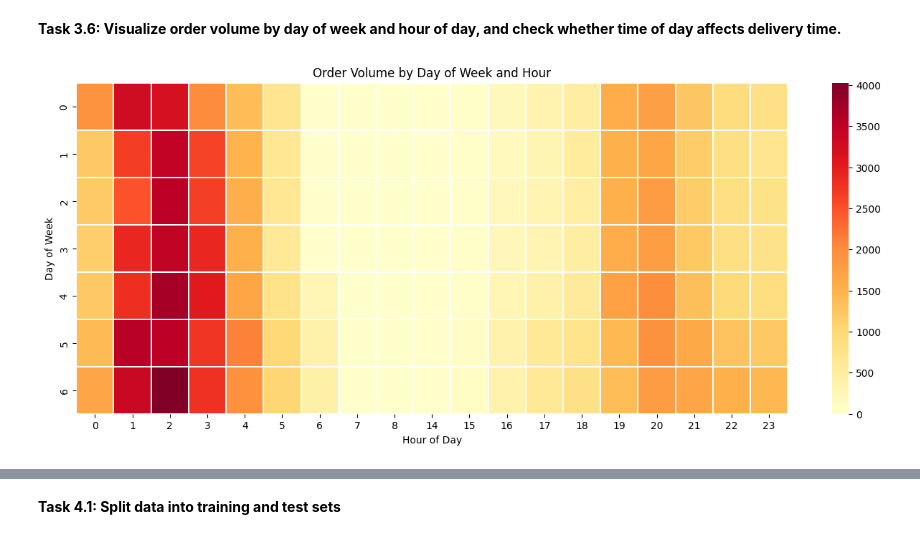
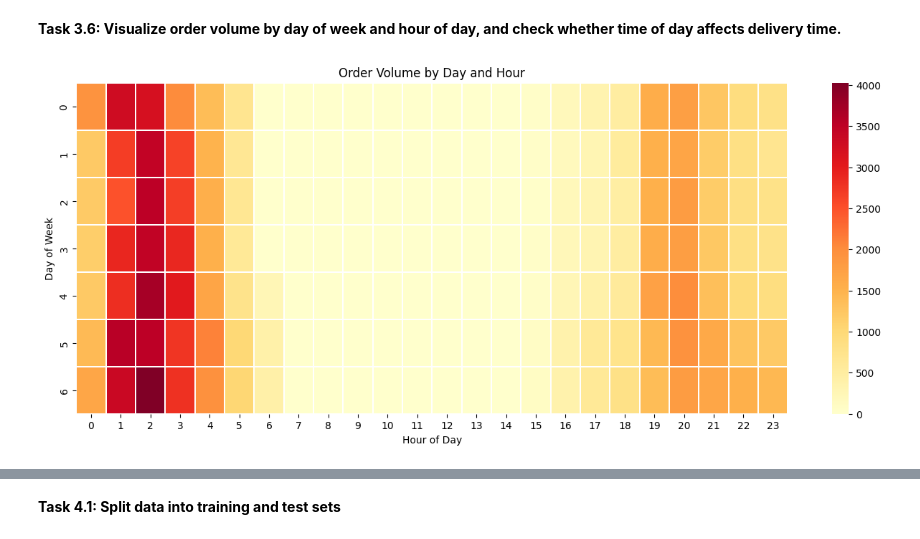
Before and after one commit to Manimech121/Porter-Delivery-Time-Prediction, a Jupyter notebook: NN_Porter_Business_case_Regression_Scaler.ipynb, the cells around one changed output, grey strips where cells are left out. Cells and saved outputs as stored; diff of their text form; code cells hidden in the pictures.

```diff
--- a/NN_Porter_Business_case_Regression_Scaler.ipynb
+++ b/NN_Porter_Business_case_Regression_Scaler.ipynb
@@ -93,5 +93,6 @@ Task 2.2: Create the target column by finding the time taken for each delivery,
 # %%
 df["actual_delivery_duration"] =  df["actual_delivery_time"] -df["created_at"]
 # %%
-df["actual_delivery_duration"] = df["actual_delivery_duration"]/60
-df["actual_delivery_duration"] = df['actual_delivery_duration'].dt.total_seconds() / 60
+df["actual_delivery_duration"] = (
+    df["actual_delivery_time"] - df["created_at"]
+).dt.total_seconds() / 60
@@ -350,27 +377,31 @@ Both scatterplots now show a more compact distribution after outlier removal. Th
 # %% [markdown]
 **Task 3.6: Visualize order volume by day of week and hour of day, and check whether time of day affects delivery time.**
 # %%
-# Calculate order count for each day and hour
 order_volume = df.pivot_table(
     index='order_day',
     columns='order_hour',
     values='total_items',
     aggfunc='count',
     fill_value=0
 )
 
-# Plot heatmap
+# Include all 24 hours
+order_volume = order_volume.reindex(
+    columns=range(24),
+    fill_value=0
+)
+
 plt.figure(figsize=(16, 6))
 
 sns.heatmap(
     order_volume,
     cmap='YlOrRd',
     linewidths=0.3
 )
 
-plt.title('Order Volume by Day of Week and Hour')
+plt.title('Order Volume by Day and Hour')
 plt.xlabel('Hour of Day')
 plt.ylabel('Day of Week')
 plt.show()
 # %% [output]
-[figure, old version]
+[figure, new version]
```
Also changed, not shown: parts of 20 cells of this notebook.
